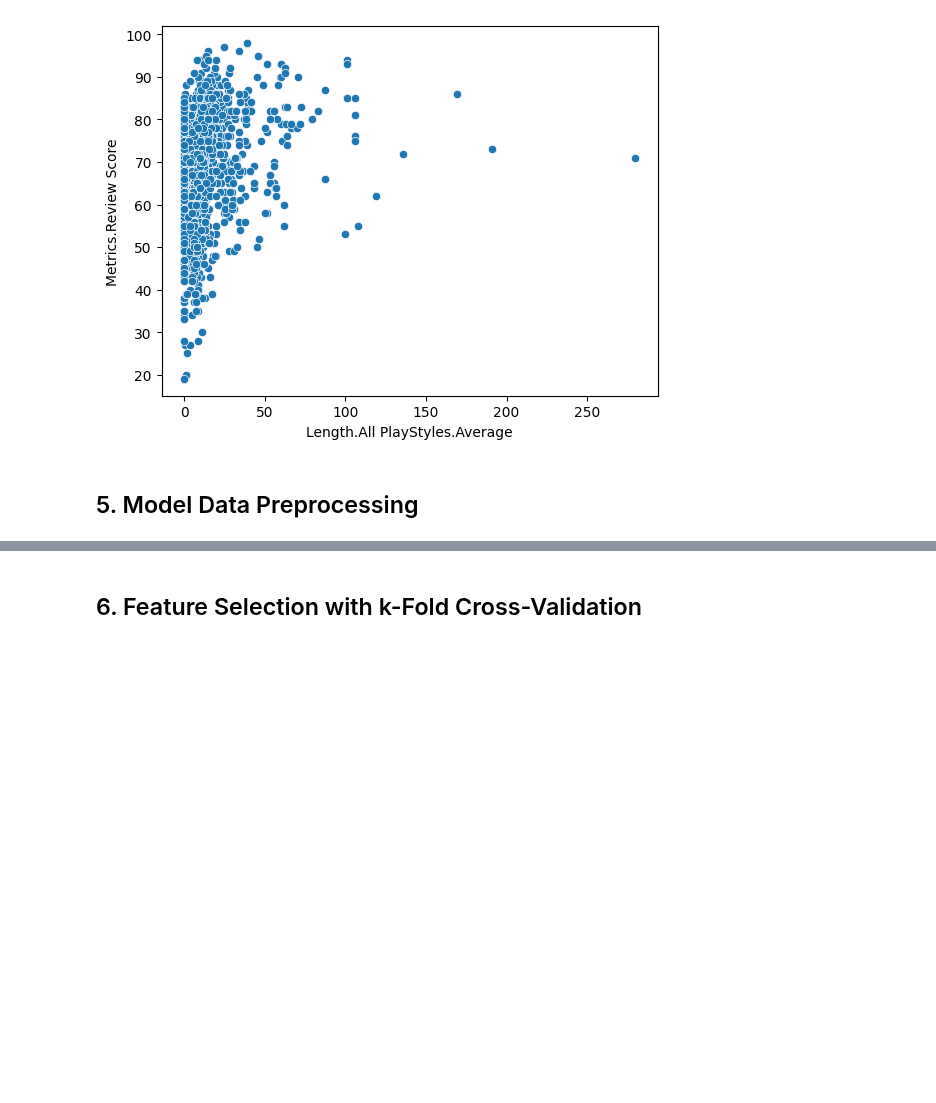
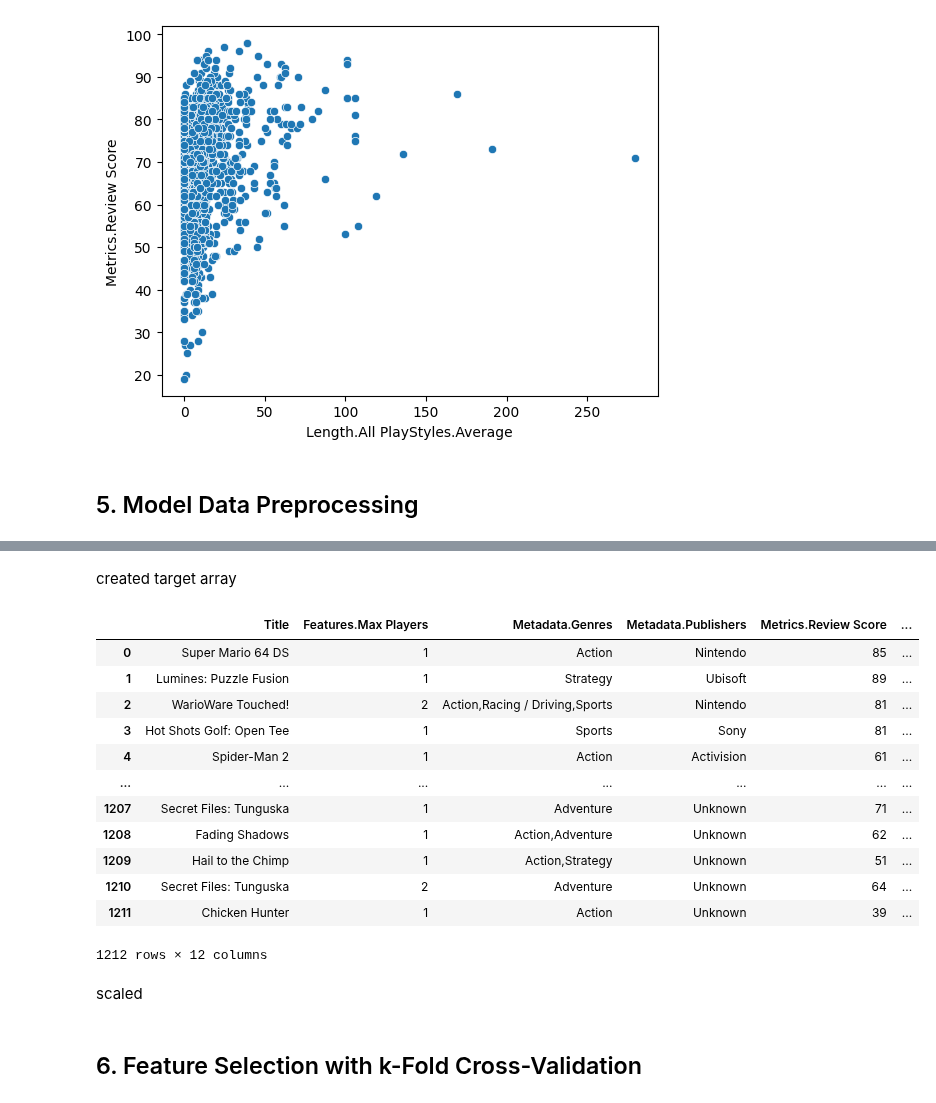
Before and after one commit to afifshomali/STAT207_FinalProejct, a Jupyter notebook: Final_Project_YOURNAMESHERE.ipynb, the cells around one changed output, grey strips where cells are left out. Saved outputs shown, nothing was run; the diff lists cells and outputs as text; code cells hidden in the pictures; blank space fills up the shorter version.

Commit message:
data preprocessing

```diff
--- a/Final_Project_YOURNAMESHERE.ipynb
+++ b/Final_Project_YOURNAMESHERE.ipynb
@@ -284,3 +289,29 @@ features_matrix
+# %% [markdown]
+created target array
+# %%
+scaler_o = StandardScaler()
+scaled_expl_vars = scaler_o.fit_transform(features_matrix[["Metrics.Sales", "Metrics.Used Price", "Length.All PlayStyles.Average"]])
+temp_df = pd.DataFrame(scaled_expl_vars, columns = ["Metrics.Sales", "Metrics.Used Price", "Length.All PlayStyles.Average"])
+df["Metrics.Sales"] = temp_df["Metrics.Sales"]
+df["Metrics.Used Price"] = temp_df["Metrics.Used Price"]
+df["Length.All PlayStyles.Average"] = temp_df["Length.All PlayStyles.Average"]
+df
+# %% [output]
+|  | Title | Features.Max Players | Metadata.Genres | Metadata.Publishers | Metrics.Review Score | ... |
+| 0 | Super Mario 64 DS | 1 | Action | Nintendo | 85 | ... |
+| 1 | Lumines: Puzzle Fusion | 1 | Strategy | Ubisoft | 89 | ... |
+| 2 | WarioWare Touched! | 2 | Action,Racing / Driving,Sports | Nintendo | 81 | ... |
+| 3 | Hot Shots Golf: Open Tee | 1 | Sports | Sony | 81 | ... |
+| 4 | Spider-Man 2 | 1 | Action | Activision | 61 | ... |
+| ... | ... | ... | ... | ... | ... | ... |
+| 1207 | Secret Files: Tunguska | 1 | Adventure | Unknown | 71 | ... |
+| 1208 | Fading Shadows | 1 | Action,Adventure | Unknown | 62 | ... |
+| 1209 | Hail to the Chimp | 1 | Action,Strategy | Unknown | 51 | ... |
+| 1210 | Secret Files: Tunguska | 2 | Adventure | Unknown | 64 | ... |
+| 1211 | Chicken Hunter | 1 | Action | Unknown | 39 | ... |
+1212 rows × 12 columns
+# %% [markdown]
+scaled
 # %% [markdown]
 ## 6. Feature Selection with k-Fold Cross-Validation
 # %% [markdown]
```
Also changed, not shown: parts of 5 cells of this notebook.
